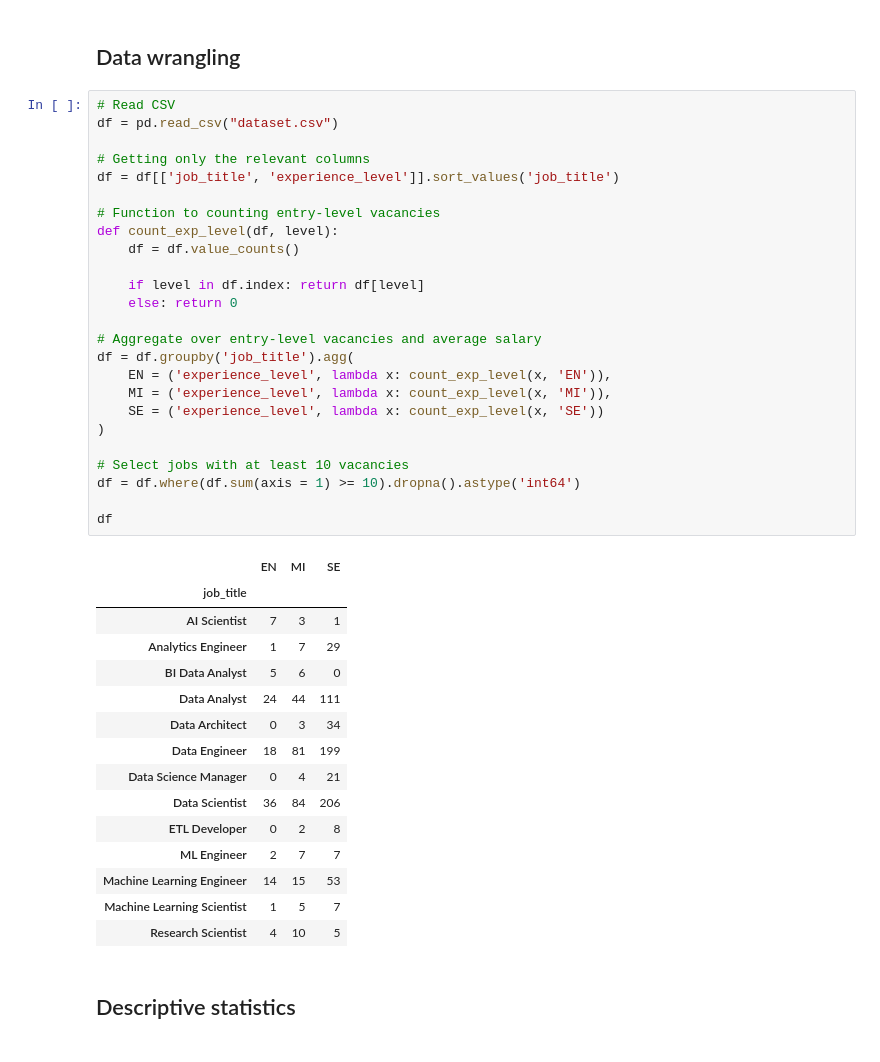
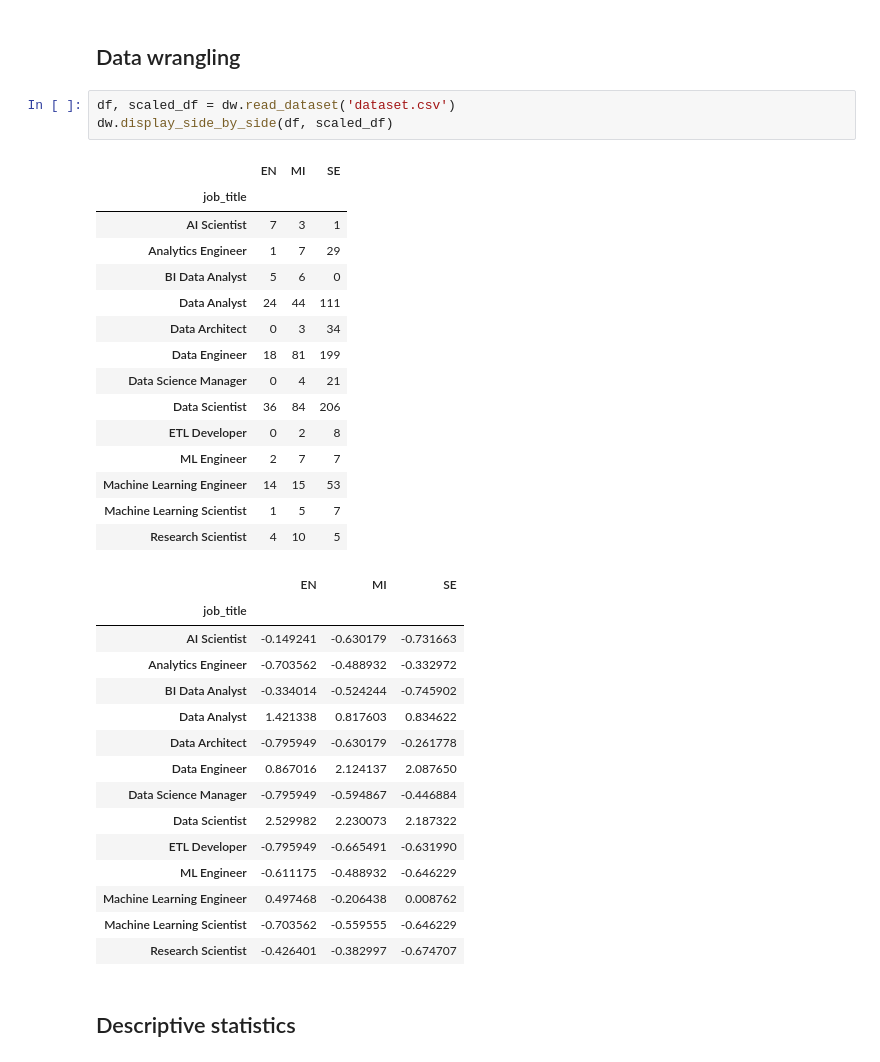
Before and after one commit to nicolaubruno/ML_projects, a Jupyter notebook: Data Science Jobs/descriptive-analysis.ipynb, the cells around one changed output. Saved outputs shown, nothing was run; the diff lists cells and outputs as text.

Commit message:
Update the structure of the Data Science Jobs project

```diff
--- a/Data Science Jobs/descriptive-analysis.ipynb
+++ b/Data Science Jobs/descriptive-analysis.ipynb
@@ -17,46 +24,39 @@ import seaborn as sns
 # %% [markdown]
 ## Data wrangling
-# %%
-# Read CSV
-df = pd.read_csv("dataset.csv")
-
-# Getting only the relevant columns
-df = df[['job_title', 'experience_level']].sort_values('job_title')
-
-# Function to counting entry-level vacancies
-def count_exp_level(df, level):
-    df = df.value_counts()
-
-    if level in df.index: return df[level]
-    else: return 0
-
-# Aggregate over entry-level vacancies and average salary
-df = df.groupby('job_title').agg(
-    EN = ('experience_level', lambda x: count_exp_level(x, 'EN')),
-    MI = ('experience_level', lambda x: count_exp_level(x, 'MI')),
-    SE = ('experience_level', lambda x: count_exp_level(x, 'SE'))
-)
-
-# Select jobs with at least 10 vacancies
-df = df.where(df.sum(axis = 1) >= 10).dropna().astype('int64')
-
-df
-# %% [output]
-|  | EN | MI | SE |
-| job_title |  |  |  |
-| AI Scientist | 7 | 3 | 1 |
-| Analytics Engineer | 1 | 7 | 29 |
-| BI Data Analyst | 5 | 6 | 0 |
-| Data Analyst | 24 | 44 | 111 |
-| Data Architect | 0 | 3 | 34 |
-| Data Engineer | 18 | 81 | 199 |
-| Data Science Manager | 0 | 4 | 21 |
-| Data Scientist | 36 | 84 | 206 |
-| ETL Developer | 0 | 2 | 8 |
-| ML Engineer | 2 | 7 | 7 |
-| Machine Learning Engineer | 14 | 15 | 53 |
-| Machine Learning Scientist | 1 | 5 | 7 |
-| Research Scientist | 4 | 10 | 5 |
+# %%
+df, scaled_df = dw.read_dataset('dataset.csv')
+dw.display_side_by_side(df, scaled_df)
+# %% [output]
+|  | EN | MI | SE |
+| job_title |  |  |  |
+| AI Scientist | 7 | 3 | 1 |
+| Analytics Engineer | 1 | 7 | 29 |
+| BI Data Analyst | 5 | 6 | 0 |
+| Data Analyst | 24 | 44 | 111 |
+| Data Architect | 0 | 3 | 34 |
+| Data Engineer | 18 | 81 | 199 |
+| Data Science Manager | 0 | 4 | 21 |
+| Data Scientist | 36 | 84 | 206 |
+| ETL Developer | 0 | 2 | 8 |
+| ML Engineer | 2 | 7 | 7 |
+| Machine Learning Engineer | 14 | 15 | 53 |
+| Machine Learning Scientist | 1 | 5 | 7 |
+| Research Scientist | 4 | 10 | 5 |
+|  | EN | MI | SE |
+| job_title |  |  |  |
+| AI Scientist | -0.149241 | -0.630179 | -0.731663 |
+| Analytics Engineer | -0.703562 | -0.488932 | -0.332972 |
+| BI Data Analyst | -0.334014 | -0.524244 | -0.745902 |
+| Data Analyst | 1.421338 | 0.817603 | 0.834622 |
+| Data Architect | -0.795949 | -0.630179 | -0.261778 |
+| Data Engineer | 0.867016 | 2.124137 | 2.087650 |
+| Data Science Manager | -0.795949 | -0.594867 | -0.446884 |
+| Data Scientist | 2.529982 | 2.230073 | 2.187322 |
+| ETL Developer | -0.795949 | -0.665491 | -0.631990 |
+| ML Engineer | -0.611175 | -0.488932 | -0.646229 |
+| Machine Learning Engineer | 0.497468 | -0.206438 | 0.008762 |
+| Machine Learning Scientist | -0.703562 | -0.559555 | -0.646229 |
+| Research Scientist | -0.426401 | -0.382997 | -0.674707 |
 # %% [markdown]
 ## Descriptive statistics
 # %%
```
Also changed, not shown: parts of 5 cells of this notebook, 6 other files.
